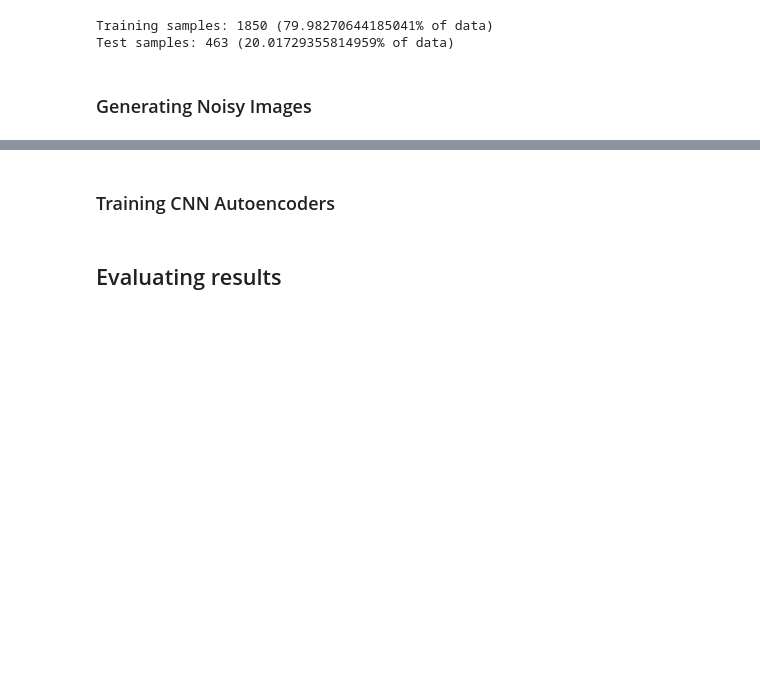
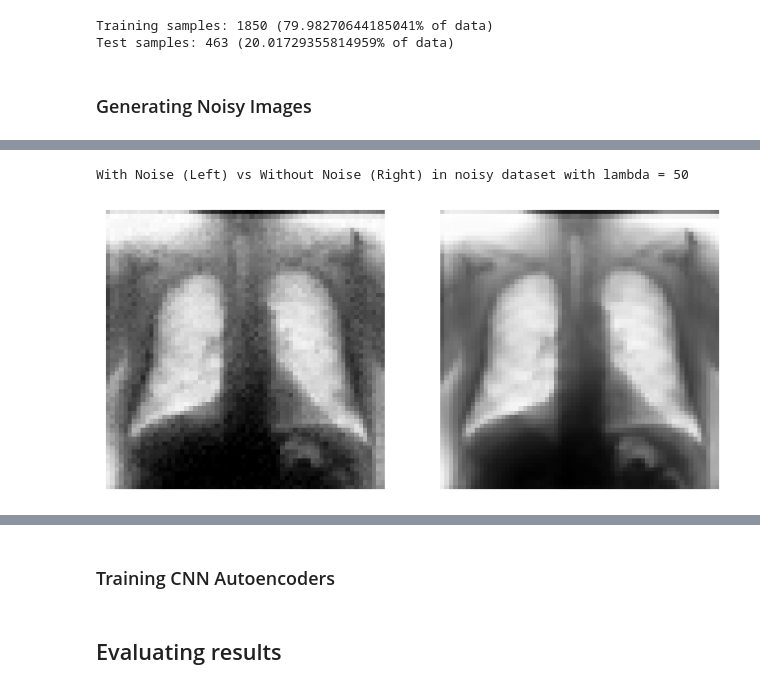
Before and after one commit to iscs30-65-biomedical-ai/submissions, a Jupyter notebook: 2-denoising-autoencoders.ipynb, the cells around one changed output, grey strips where cells are left out. Cells and saved outputs as stored; diff of their text form; code cells hidden in the pictures; blank space fills up the shorter version.

```diff
--- a/2-denoising-autoencoders.ipynb
+++ b/2-denoising-autoencoders.ipynb
@@ -186,0 +191,5 @@ With Noise (Left) vs Without Noise (Right) in noisy dataset with lambda = 75
+# %%
+show_sample_img(noisy50_loader, '50')
+# %% [output]
+With Noise (Left) vs Without Noise (Right) in noisy dataset with lambda = 50
+[figure, added]
```
Also changed, not shown: parts of 8 cells of this notebook.
